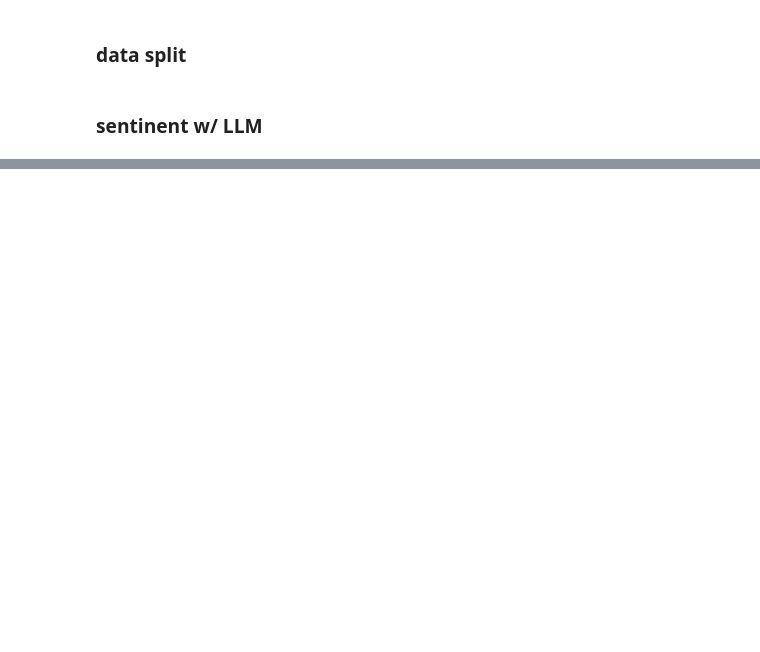
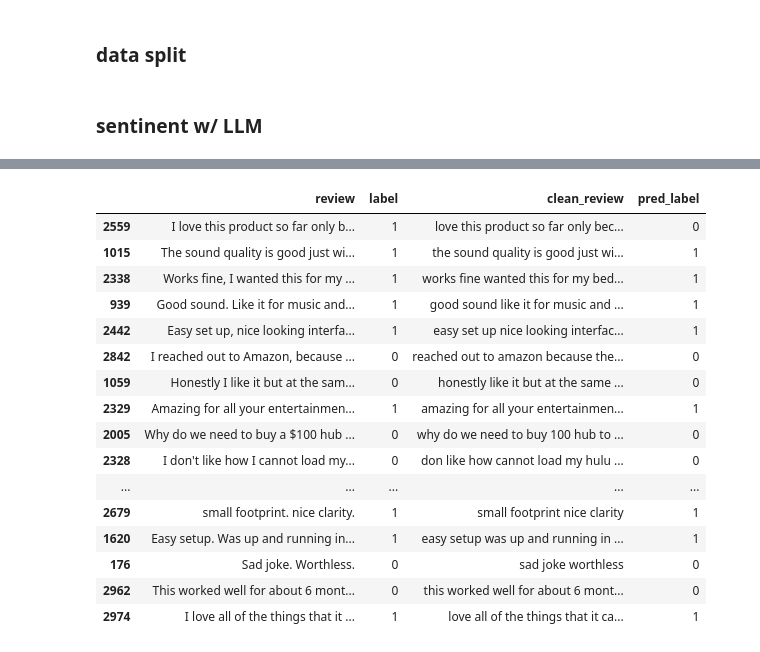
Before and after one commit to Nawel-Bellil/sentinent-analysis-using-gemini-api, a Jupyter notebook: src/amazon_f_hanson.ipynb, the cells around one changed output, grey strips where cells are left out. Saved outputs shown, nothing was run; the diff lists cells and outputs as text; code cells hidden in the pictures; blank space fills up the shorter version.

````diff
--- a/src/amazon_f_hanson.ipynb
+++ b/src/amazon_f_hanson.ipynb
@@ -118,0 +226,14 @@ def to_markdown(text):
+# %%
+prompt = f"""
+You are an expert linguier, who is good at classifying customer review sentinence into Positive/Negative.
+Help me classify customer reviews into: Positive(label=1), and Negative(label=0).
+Customer reviews are provided between three back ticks.
+In your output, only return the Json code back as output - which is provided between three backticks.
+Your task is to update predicted labels under 'pred_label' in the Json code.
+Don't make any changes to Json code format, please.
+
+
+```
+{json_data}
+"""
+print(prompt)
@@ -118,0 +251,4 @@ def to_markdown(text):
+# %%
+response = model.generate_content(prompt)
+
+print(response.text)
@@ -118,0 +259,11 @@ def to_markdown(text):
+# %%
+import json
+
+#clean the data by stripping the backticks
+json_data = response.text.strip("`")
+
+#load the cleaned data and convert to Df
+data_ = json.loads(json_data)
+df_sample = pd.DataFrame(data_)
+
+df_sample
@@ -118,0 +288,21 @@ def to_markdown(text):
+# %%
+test_set_sample['pred_label'] = df_sample['pred_label'].values
+test_set_sample
+# %% [output]
+|  | review | label | clean_review | pred_label |
+| 2559 | I love this product so far only b... | 1 | love this product so far only bec... | 0 |
+| 1015 | The sound quality is good just wi... | 1 | the sound quality is good just wi... | 1 |
+| 2338 | Works fine, I wanted this for my ... | 1 | works fine wanted this for my bed... | 1 |
+| 939 | Good sound. Like it for music and... | 1 | good sound like it for music and ... | 1 |
+| 2442 | Easy set up, nice looking interfa... | 1 | easy set up nice looking interfac... | 1 |
+| 2842 | I reached out to Amazon, because ... | 0 | reached out to amazon because the... | 0 |
+| 1059 | Honestly I like it but at the sam... | 0 | honestly like it but at the same ... | 0 |
+| 2329 | Amazing for all your entertainmen... | 1 | amazing for all your entertainmen... | 1 |
+| 2005 | Why do we need to buy a $100 hub ... | 0 | why do we need to buy 100 hub to ... | 0 |
+| 2328 | I don't like how I cannot load my... | 0 | don like how cannot load my hulu ... | 0 |
+| ... | ... | ... | ... | ... |
+| 2679 | small footprint. nice clarity. | 1 | small footprint nice clarity | 1 |
+| 1620 | Easy setup. Was up and running in... | 1 | easy setup was up and running in ... | 1 |
+| 176 | Sad joke. Worthless. | 0 | sad joke worthless | 0 |
+| 2962 | This worked well for about 6 mont... | 0 | this worked well for about 6 mont... | 0 |
+| 2974 | I love all of the things that it ... | 1 | love all of the things that it ca... | 1 |
````
Also changed, not shown: parts of 12 cells of this notebook, 1 other file.
